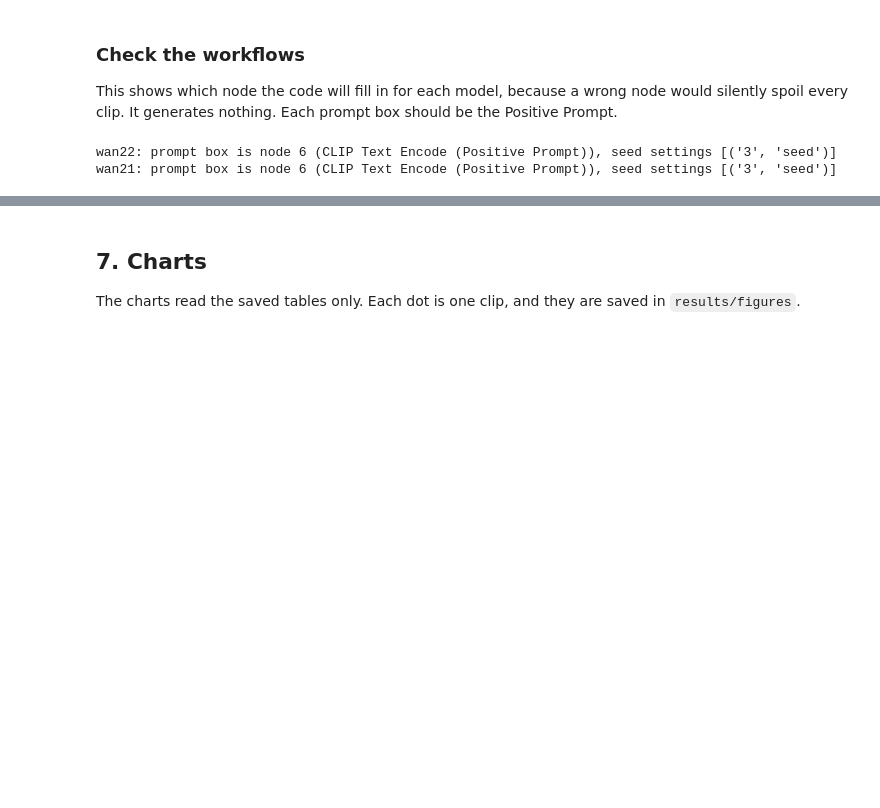
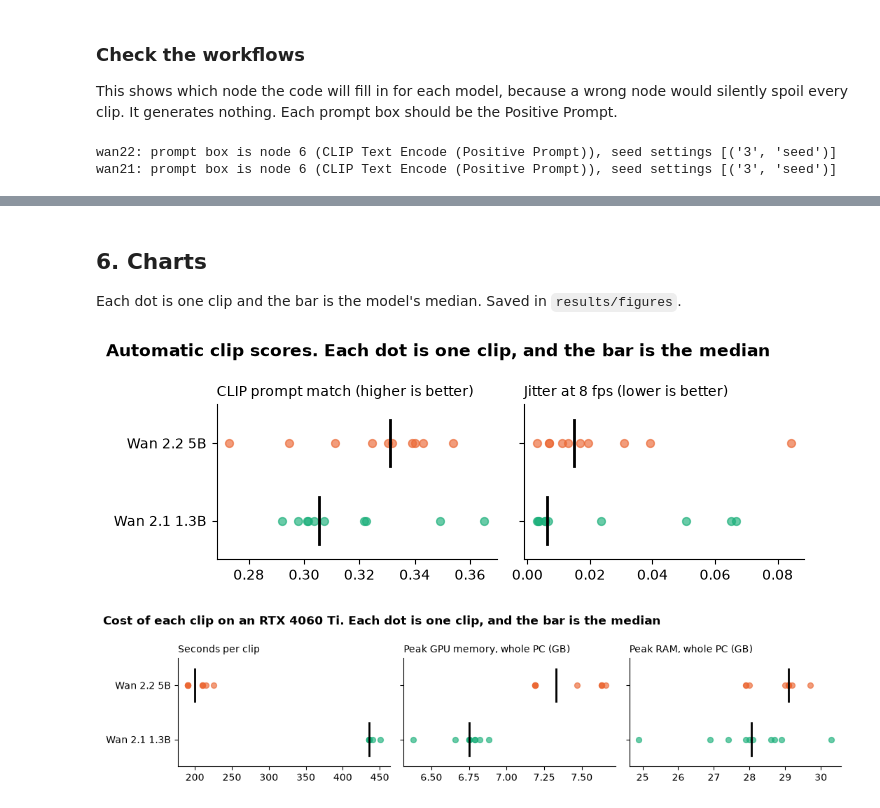
Before and after one commit to Arnob02/COMP8410-A1-60841338, a Jupyter notebook: pair2_destination_video/pair2_destination_video.ipynb, the cells around one changed output, grey strips where cells are left out. Cells and saved outputs as stored; diff of their text form; code cells hidden in the pictures; blank space fills up the shorter version.

```diff
--- a/pair2_destination_video/pair2_destination_video.ipynb
+++ b/pair2_destination_video/pair2_destination_video.ipynb
@@ -523,3 +349,0 @@ WAN21_WORKFLOW["40"]["inputs"].update(width=832, height=480, length=81)
-# %%
-# The name used in results, and the workflow for each model.
-WORKFLOWS = {"wan22": WAN22_WORKFLOW, "wan21": WAN21_WORKFLOW}
@@ -994,0 +448,17 @@ def load_ratings() -> pd.DataFrame:
+# %%
+RATINGS = ["realism", "prompt_match", "smooth_motion", "safe_to_publish"]
+rating = RESULTS / "rating"
+if not (rating / "rating_sheet.csv").exists():
+    files = sorted((RESULTS / "clips").glob("*.mp4"))
+    random.Random(8410).shuffle(files)
+    rating.mkdir(parents=True, exist_ok=True)
+    for n, f in enumerate(files, 1):
+        shutil.copy2(f, rating / f"clip_{n:02d}.mp4")
+    codes = [f"clip_{n:02d}" for n in range(1, len(files) + 1)]
+    pd.DataFrame([{"clip": c, **{f"round{r}_{s}": "" for r in (1, 2) for s in RATINGS}} for c in codes]).to_csv(rating / "rating_sheet.csv", index=False)
+    pd.DataFrame({"clip": codes, "original": [f.name for f in files]}).to_csv(rating / "rating_key.csv", index=False)
+    print(f"Copied {len(files)} clips to {rating}")
+
+sheet = pd.read_csv(rating / "rating_sheet.csv")
+RATINGS_DONE = sheet[[f"round2_{s}" for s in RATINGS]].notna().all().all()
+print("Both rating rounds are finished." if RATINGS_DONE else "Round 2 isn't finished, so the results below leave out the ratings.")
@@ -1062,4 +534,4 @@ if RATINGS_DONE:
 # %% [markdown]
-## 7. Charts
+## 6. Charts
 
-The charts read the saved tables only. Each dot is one clip, and they are saved in `results/figures`.
+Each dot is one clip and the bar is the model's median. Saved in `results/figures`.
@@ -1089,20 +538,23 @@ plt.rcParams.update(
 # %%
-def strip_chart(table: pd.DataFrame, panels: list[tuple[str, str]], title: str, path: Path) -> None:
-    """Draw every clip as a dot, with a bar for each model's median."""
-    models = [model for model in COLOURS if model in set(table["model"])]
+COLOURS, LABELS = {"wan22": "#eb6834", "wan21": "#1baf7a"}, {"wan22": "Wan 2.2 5B", "wan21": "Wan 2.1 1.3B"}
+plt.rcParams.update({"font.size": 10, "axes.spines.top": False, "axes.spines.right": False, "savefig.dpi": 200, "savefig.bbox": "tight"})
+(RESULTS / "figures").mkdir(exist_ok=True)
+charts = [("fig1_quality.png", "Automatic clip scores", [("prompt_match", "CLIP prompt match (higher is better)"), ("jitter_8fps", "Jitter at 8 fps (lower is better)")]),
+          ("fig2_costs.png", "Cost of each clip on an RTX 4060 Ti", [("seconds", "Seconds per clip"), ("peak_gpu_gb", "Peak GPU memory, whole PC (GB)"), ("peak_ram_gb", "Peak RAM, whole PC (GB)")])]
+for file, title, panels in charts:
     fig, axes = plt.subplots(1, len(panels), figsize=(3.6 * len(panels), 2.6), sharey=True)
     for axis, (column, heading) in zip(axes, panels):
-        for row, model in enumerate(models):
-            values = table.loc[table["model"] == model, column].dropna()
+        for row, model in enumerate(MODELS):
+            values = done.loc[done["model"] == model, column].dropna()
             axis.scatter(values, [row] * len(values), color=COLOURS[model], s=32, alpha=0.65, zorder=3)
-            if len(values):
-                axis.plot([values.median()] * 2, [row - 0.3, row + 0.3], color=TEXT, linewidth=2, zorder=4)
-        axis.set_title(heading, loc="left", fontsize=10, color=TEXT)
-        axis.grid(axis="x", color=GRID, linewidth=0.8)
-        axis.set_axisbelow(True)
-    axes[0].set_yticks(range(len(models)), [LABELS[model] for model in models])
-    axes[0].set_ylim(len(models) - 0.5, -0.5)
-    fig.suptitle(title, x=0.01, ha="left", fontsize=12, fontweight="bold")
+            axis.plot([values.median()] * 2, [row - 0.3, row + 0.3], color="black", linewidth=2, zorder=4)
+        axis.set_title(heading, loc="left", fontsize=10)
+    axes[0].set_yticks(range(len(MODELS)), [LABELS[m] for m in MODELS])
+    axes[0].set_ylim(len(MODELS) - 0.5, -0.5)
+    fig.suptitle(f"{title}. Each dot is one clip, and the bar is the median", x=0.01, ha="left", fontsize=12, fontweight="bold")
     fig.tight_layout()
-    fig.savefig(path)
-    plt.close(fig)
+    fig.savefig(RESULTS / "figures" / file)
+    plt.show()
+# %% [output]
+[figure, added]
+[figure, added]
```
Also changed, not shown: parts of 50 cells of this notebook, 6 other files.
